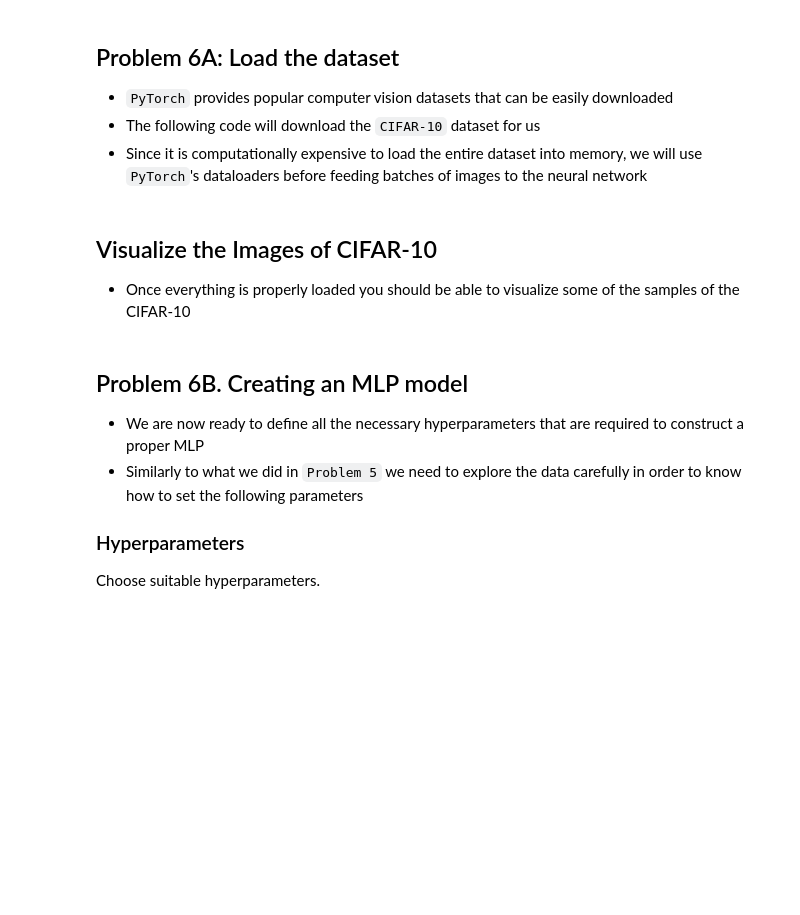
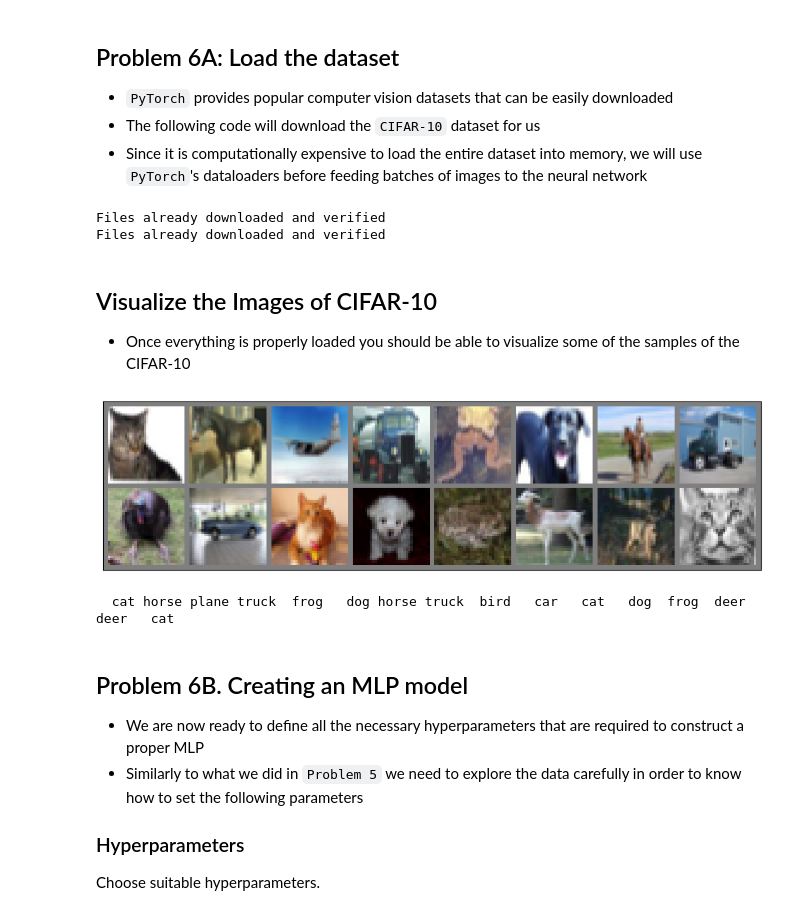
Before and after one commit to So1aire-of-astora/machine_learning_for_finance_ii, a Jupyter notebook: hw1/Problem 6.ipynb, the cells around one changed output. Saved outputs shown, nothing was run; the diff lists cells and outputs as text; code cells hidden in the pictures; blank space fills up the shorter version.

```diff
--- a/hw1/Problem 6.ipynb
+++ b/hw1/Problem 6.ipynb
@@ -31,15 +31,18 @@ transform = transforms.Compose(
 trainset = datasets.CIFAR10(root = "./data", train = True, download = True, transform = transform)
 testset = datasets.CIFAR10(root = "./data", train = False, download = True, transform = transform)
 
-batch_size = ?
+batch_size = 16
 # You should use as many cores you have on your laptop
-num_workers = ?
+num_workers = 32
 
 # Fill in the options for both data loaders. Warning: the training dataloader should shuffle the data
-trainloader = torch.utils.data.DataLoader(?)
-testloader = torch.utils.data.DataLoader(?)
+trainloader = torch.utils.data.DataLoader(trainset, batch_size = batch_size, shuffle = True, num_workers = num_workers)
+testloader = torch.utils.data.DataLoader(trainset, batch_size = batch_size, shuffle = True, num_workers = num_workers)
 
 classes = ('plane', 'car', 'bird', 'cat', 'deer', 'dog', 'frog', 'horse', 'ship', 'truck')
+# %% [output]
+Files already downloaded and verified
+Files already downloaded and verified
 # %% [markdown]
 ## Visualize the Images of CIFAR-10
 
@@ -47,17 +50,20 @@ classes = ('plane', 'car', 'bird', 'cat', 'deer', 'dog', 'frog', 'horse', 'ship'
 # %%
 def show_images(img):
     img = img / 2 + 0.5
     npimg = img.numpy()
     plt.figure(figsize=(12, 12))
     plt.imshow(np.transpose(npimg, (1, 2, 0)))
     plt.xticks(())
     plt.yticks(())
     plt.show()
 
 dataiter = iter(trainloader)
-images, labels = dataiter.next()
+images, labels = next(dataiter)
 show_images(torchvision.utils.make_grid(images))
 print(' '.join('%5s' % classes[labels[j]] for j in range(batch_size)))
+# %% [output]
+[figure, added]
+  cat horse plane truck  frog   dog horse truck  bird   car   cat   dog  frog  deer  deer   cat
 # %% [markdown]
 ## Problem 6B. Creating an MLP model
 
```
Also changed, not shown: 1 other file.
